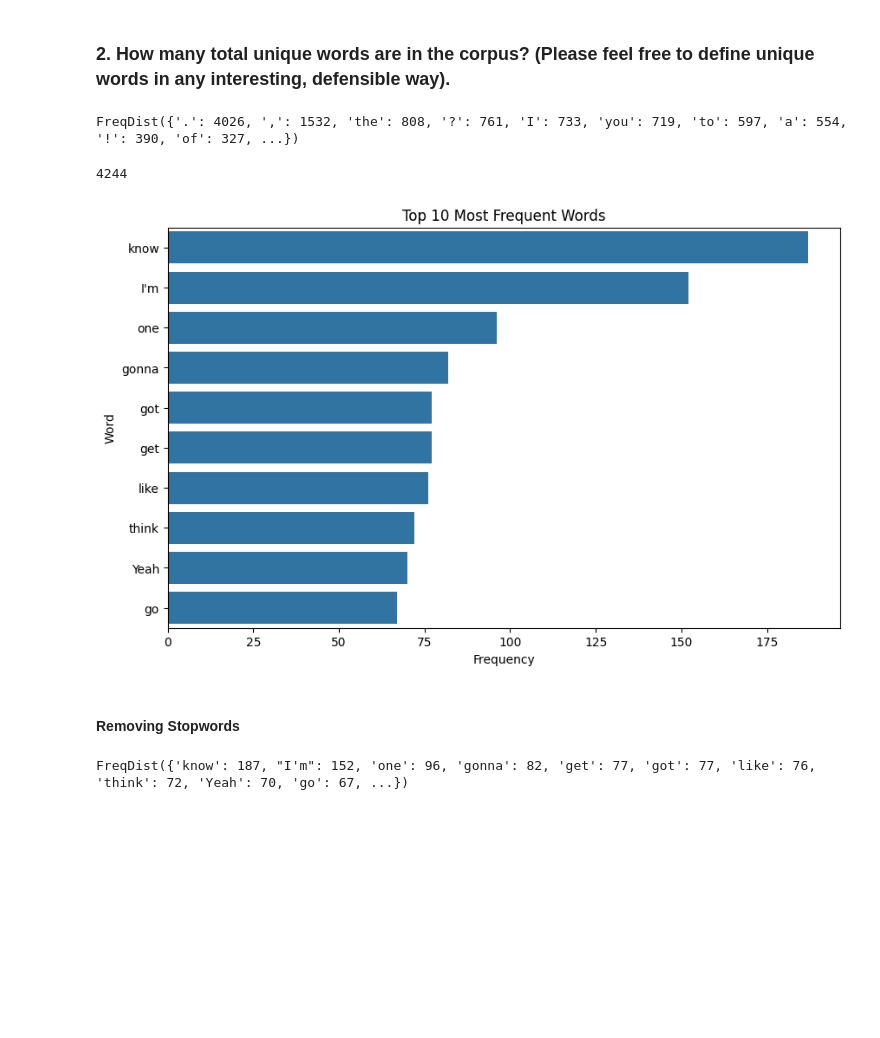
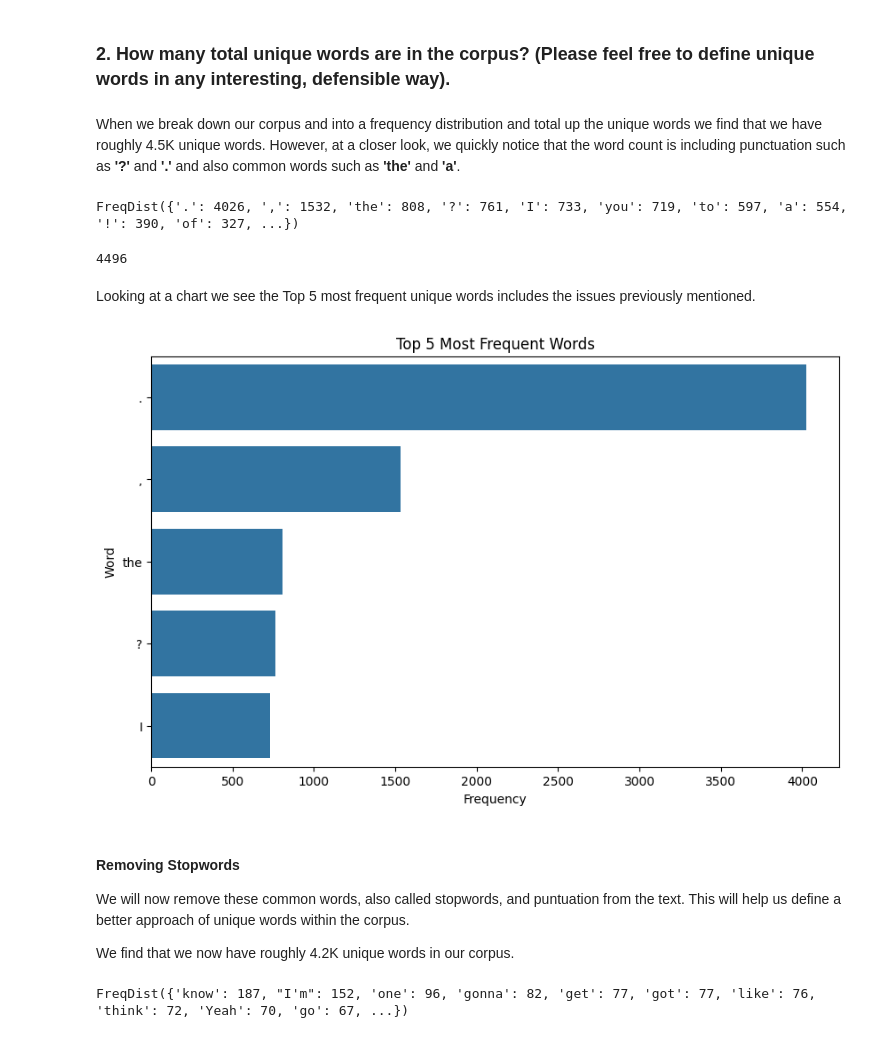
Before and after one commit to hellojohncruz/DATA-620, a Jupyter notebook: High Frequency Words/high_freq_words.ipynb, the cells around one changed output. Saved outputs shown, nothing was run; the diff lists cells and outputs as text; code cells hidden in the pictures; blank space fills up the shorter version.

```diff
--- a/High Frequency Words/high_freq_words.ipynb
+++ b/High Frequency Words/high_freq_words.ipynb
@@ -16,2 +22,3 @@ from nltk.corpus import stopwords
 # %%
-df = pd.read_csv("mcu.csv").drop(df.columns[0], axis=1)
+df = pd.read_csv("mcu.csv")
+df = df.drop(df.columns[0], axis=1)
@@ -69,6 +79,8 @@ tokens[:10]
 ['Are', 'you', 'the', 'guys', 'from', 'Washington', '?', 'You', 'get', 'many']
 # %% [markdown]
 ### 2. How many total unique words are in the corpus? (Please feel free to define unique words in any interesting, defensible way).
+# %% [markdown]
+When we break down our corpus and into a frequency distribution and total up the unique words we find that we have roughly 4.5K unique words. However, at a closer look, we quickly notice that the word count is including punctuation such as **'?'** and **'.'** and also common words such as **'the'** and **'a'**.
 # %%
 freq_dist = FreqDist(tokens)
 freq_dist
@@ -77,25 +89,28 @@ FreqDist({'.': 4026, ',': 1532, 'the': 808, '?': 761, 'I': 733, 'you': 719, 'to'
 # %%
 len(freq_dist)
 # %% [output]
-4244
+4496
+# %% [markdown]
+Looking at a chart we see the Top 5 most frequent unique words includes the issues previously mentioned.
 # %%
-# Convert frequency distribution to a DataFrame
 freq_df = pd.DataFrame(freq_dist.items(), columns=['Word', 'Frequency'])
 
-# Sort by frequency
 freq_df = freq_df.sort_values(by='Frequency', ascending=False)
 
-# Visualize using Seaborn
 plt.figure(figsize=(10, 6))
-sns.barplot(x='Frequency', y='Word', data=freq_df.head(10))
-plt.title("Top 10 Most Frequent Words")
+sns.barplot(x='Frequency', y='Word', data=freq_df.head(5))
+plt.title("Top 5 Most Frequent Words")
 plt.xlabel("Frequency")
 plt.ylabel("Word")
 plt.show()
 # %% [output]
-[figure, old version]
+[figure, new version]
 # %% [markdown]
 #### Removing Stopwords
+
+We will now remove these common words, also called stopwords, and puntuation from the text. This will help us define a better approach of unique words within the corpus.
+
+We find that we now have roughly 4.2K unique words in our corpus.
 # %%
 stop_words = set(stopwords.words("english"))
 
```
Also changed, not shown: parts of 13 cells of this notebook.
